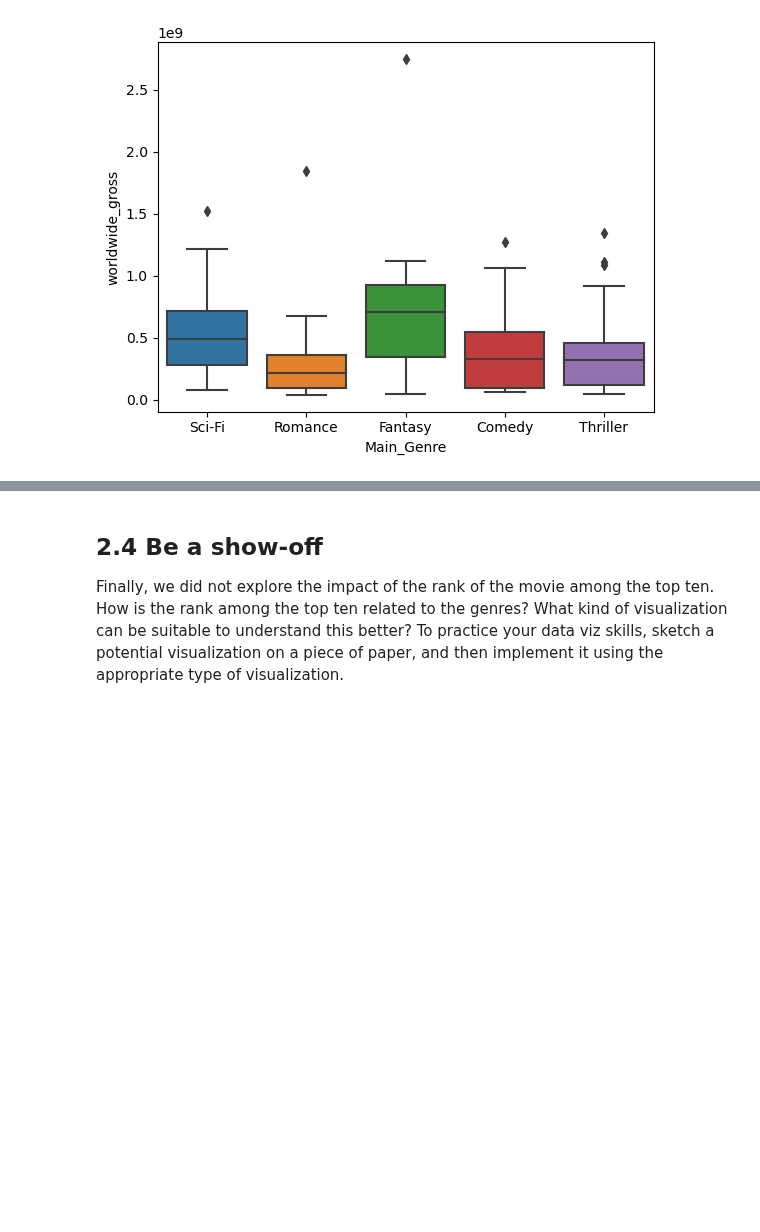
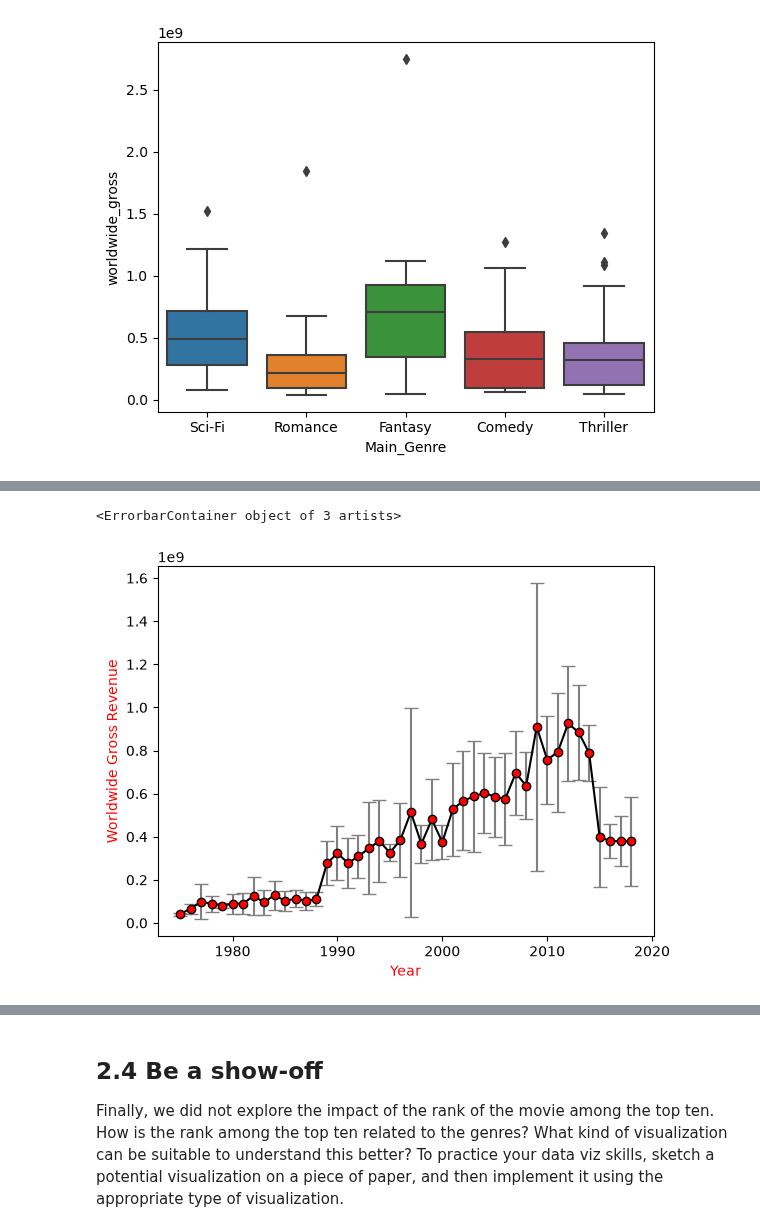
Before and after one commit to floribau/EPFL-ADA-2026, a Jupyter notebook: Exercises/02 - Data viz and data from the web/Becoming a DataVizard exercise.ipynb, the cells around one changed output, grey strips where cells are left out. Cells and saved outputs as stored; diff of their text form; code cells hidden in the pictures; blank space fills up the shorter version.

```diff
--- a/Exercises/02 - Data viz and data from the web/Becoming a DataVizard exercise.ipynb
+++ b/Exercises/02 - Data viz and data from the web/Becoming a DataVizard exercise.ipynb
@@ -182,3 +182,8 @@ In the next three excercises, you are provided with descriptions and rough sketc
 <br>
 # %%
 # Calculate yearly stats across movies here
+movies_grouped = movies.groupby(movies.year)
+movies_yearly_worldwide_gross = movies_grouped.agg(
+    worldwide_gross_mean = ('worldwide_gross', 'mean'),
+    worldwide_gross_std = ('worldwide_gross', 'std')
+).reset_index()
@@ -190,0 +190,19 @@ In the next three excercises, you are provided with descriptions and rough sketc
+# %%
+# Write your code to make plot with errorbars here
+plt.xlabel('Year', color='red')
+plt.ylabel('Worldwide Gross Revenue', color='red')
+
+plt.errorbar(
+    x=movies_yearly_worldwide_gross['year'],
+    y=movies_yearly_worldwide_gross['worldwide_gross_mean'],
+    yerr=movies_yearly_worldwide_gross['worldwide_gross_std'],
+    fmt='-ok',
+    # color='black',
+    ecolor='grey',
+    markerfacecolor='red',
+    # markeredgecolor='red',
+    capsize=5,
+)
+# %% [output]
+<ErrorbarContainer object of 3 artists>
+[figure, added]
```
Also changed, not shown: parts of 30 cells of this notebook.
